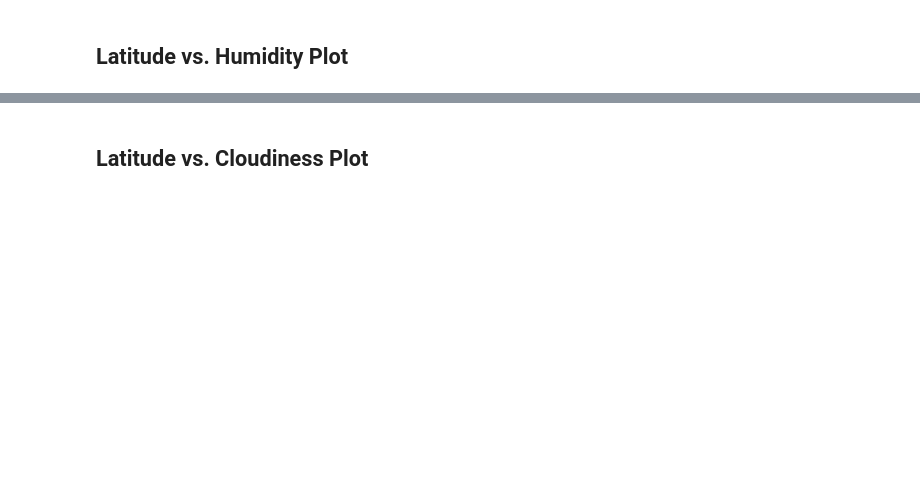
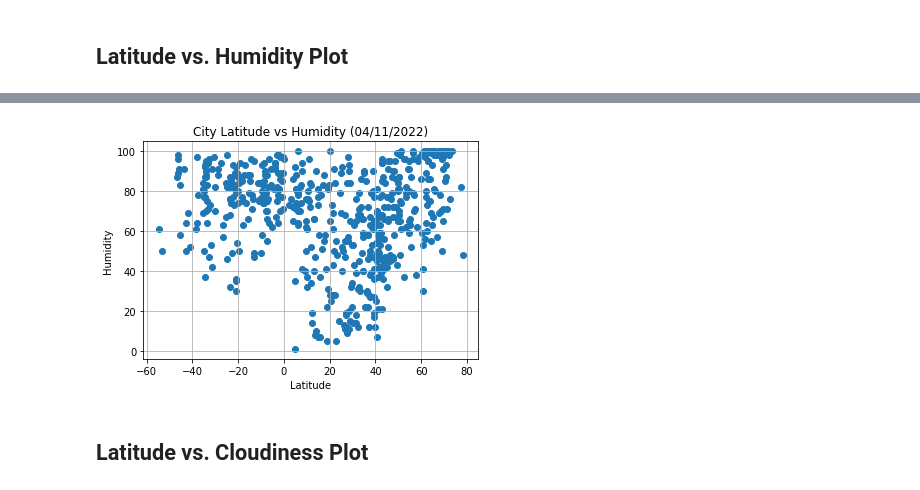
Before and after one commit to nealp1910/HW06-python-api-challenge, a Jupyter notebook: WeatherPy/WeatherPy.ipynb, the cells around one changed output, grey strips where cells are left out. Cells and saved outputs as stored; diff of their text form; code cells hidden in the pictures; blank space fills up the shorter version.

```diff
--- a/WeatherPy/WeatherPy.ipynb
+++ b/WeatherPy/WeatherPy.ipynb
@@ -188,2 +204,15 @@ Int64Index([], dtype='int64')
+# %%
+# Latitude vs Humidity Plot
+plt.scatter(latitude, humidity)
+
+plt.title("City Latitude vs Humidity (04/11/2022)")
+plt.xlabel("Latitude")
+plt.ylabel("Humidity")
+plt.grid()
+
+plt.savefig("City Latitude vs Humidity Plot")
+plt.show()
+# %% [output]
+[figure, added]
 # %% [markdown]
 ## Latitude vs. Cloudiness Plot
```
Also changed, not shown: parts of 26 cells of this notebook, 5 other files.
